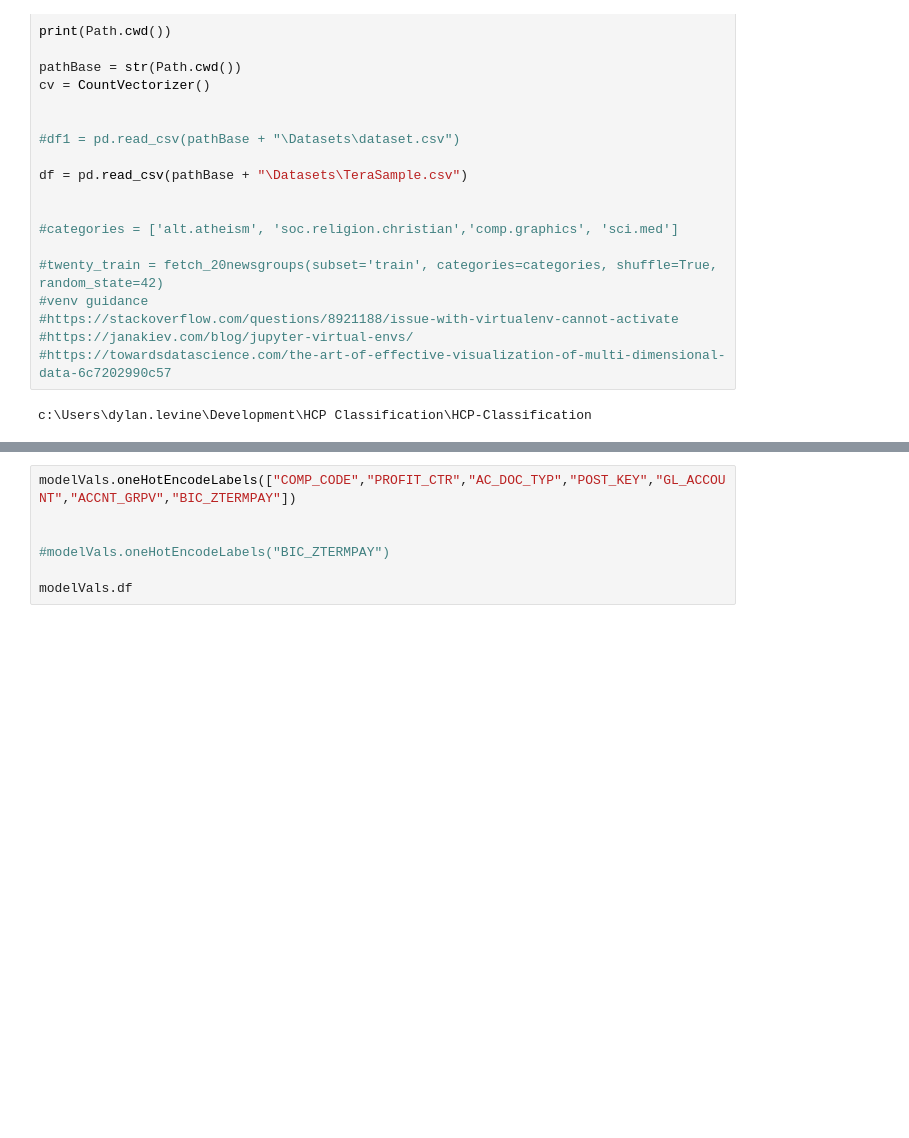
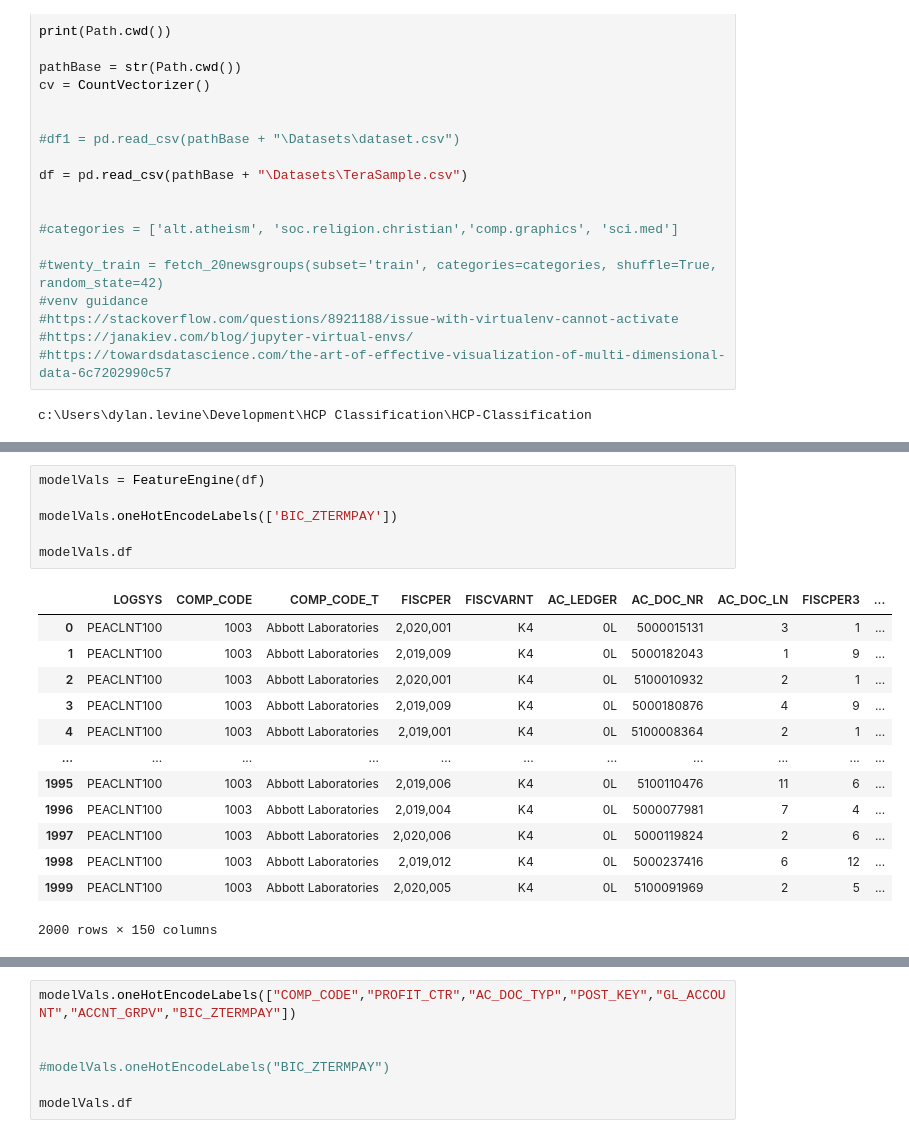
Before and after one commit to dylan1218/ClassificationProject, a Jupyter notebook: ModelsDL.ipynb, the cells around one changed output, grey strips where cells are left out. Saved outputs shown, nothing was run; the diff lists cells and outputs as text; blank space fills up the shorter version.

```diff
--- a/ModelsDL.ipynb
+++ b/ModelsDL.ipynb
@@ -63,0 +52,20 @@ df.head()
+# %%
+modelVals = FeatureEngine(df)
+
+modelVals.oneHotEncodeLabels(['BIC_ZTERMPAY'])
+
+modelVals.df
+# %% [output]
+|  | LOGSYS | COMP_CODE | COMP_CODE_T | FISCPER | FISCVARNT | AC_LEDGER | AC_DOC_NR | AC_DOC_LN | FISCPER3 | ... |
+| 0 | PEACLNT100 | 1003 | Abbott Laboratories | 2,020,001 | K4 | 0L | 5000015131 | 3 | 1 | ... |
+| 1 | PEACLNT100 | 1003 | Abbott Laboratories | 2,019,009 | K4 | 0L | 5000182043 | 1 | 9 | ... |
+| 2 | PEACLNT100 | 1003 | Abbott Laboratories | 2,020,001 | K4 | 0L | 5100010932 | 2 | 1 | ... |
+| 3 | PEACLNT100 | 1003 | Abbott Laboratories | 2,019,009 | K4 | 0L | 5000180876 | 4 | 9 | ... |
+| 4 | PEACLNT100 | 1003 | Abbott Laboratories | 2,019,001 | K4 | 0L | 5100008364 | 2 | 1 | ... |
+| ... | ... | ... | ... | ... | ... | ... | ... | ... | ... | ... |
+| 1995 | PEACLNT100 | 1003 | Abbott Laboratories | 2,019,006 | K4 | 0L | 5100110476 | 11 | 6 | ... |
+| 1996 | PEACLNT100 | 1003 | Abbott Laboratories | 2,019,004 | K4 | 0L | 5000077981 | 7 | 4 | ... |
+| 1997 | PEACLNT100 | 1003 | Abbott Laboratories | 2,020,006 | K4 | 0L | 5000119824 | 2 | 6 | ... |
+| 1998 | PEACLNT100 | 1003 | Abbott Laboratories | 2,019,012 | K4 | 0L | 5000237416 | 6 | 12 | ... |
+| 1999 | PEACLNT100 | 1003 | Abbott Laboratories | 2,020,005 | K4 | 0L | 5100091969 | 2 | 5 | ... |
+2000 rows × 150 columns
```
Also changed, not shown: parts of 3 cells of this notebook.
